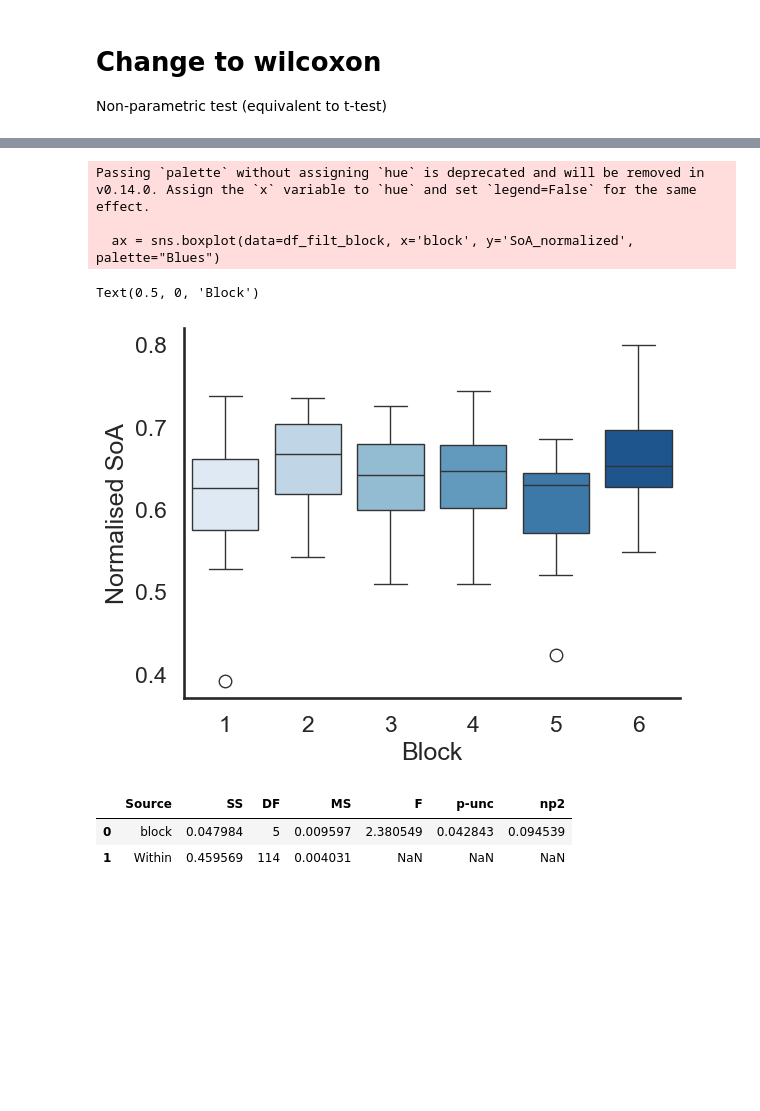
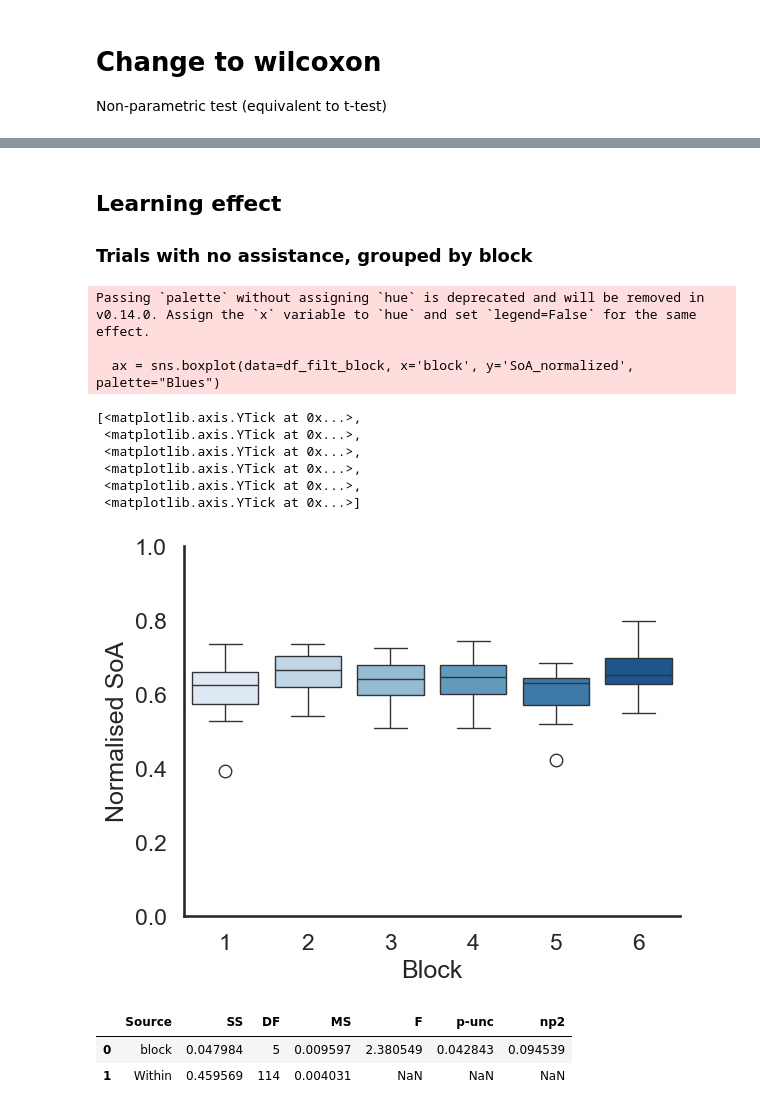
Before and after one commit to brocbacq/Thesis_analysis, a Jupyter notebook: analysis_normalized.ipynb, the cells around one changed output, grey strips where cells are left out. Saved outputs shown, nothing was run; the diff lists cells and outputs as text; code cells hidden in the pictures; blank space fills up the shorter version.

```diff
--- a/analysis_normalized.ipynb
+++ b/analysis_normalized.ipynb
@@ -600,21 +600,32 @@ print(posthoc_data)
 22       4       5  1.000000           ns
 23       4       6  1.000000           ns
 29       5       6  1.000000           ns
+# %% [markdown]
+## Learning effect
+
+### Trials with no assistance, grouped by block
 # %%
 # Filter the dataframe to include only rows where assistance = 0.0
 df_filt_block = df_grouped[df_grouped['assistance'] == 0.0]
 
 # Create scatter plot
 ax = sns.boxplot(data=df_filt_block, x='block', y='SoA_normalized', palette="Blues")
 sns.despine()
 ax.set_ylabel('Normalised SoA')
 ax.set_xlabel('Block')
+ax.set_ylim(0, 1)
+ax.set_yticks([0, 0.2, 0.4, 0.6, 0.8, 1.0])
 # %% [output]
 Passing `palette` without assigning `hue` is deprecated and will be removed in v0.14.0. Assign the `x` variable to `hue` and set `legend=False` for the same effect.
 
   ax = sns.boxplot(data=df_filt_block, x='block', y='SoA_normalized', palette="Blues")
-Text(0.5, 0, 'Block')
+[<matplotlib.axis.YTick at 0x...>,
+ <matplotlib.axis.YTick at 0x...>,
+ <matplotlib.axis.YTick at 0x...>,
+ <matplotlib.axis.YTick at 0x...>,
+ <matplotlib.axis.YTick at 0x...>,
+ <matplotlib.axis.YTick at 0x...>]
-[figure, old version]
+[figure, new version]
 # %%
 # statistics on SoA between blocks
 pg.anova(data=df_filt_block, dv='SoA_normalized', between='block', detailed=True)
```
Also changed, not shown: parts of 5 cells of this notebook, 2 other files.
